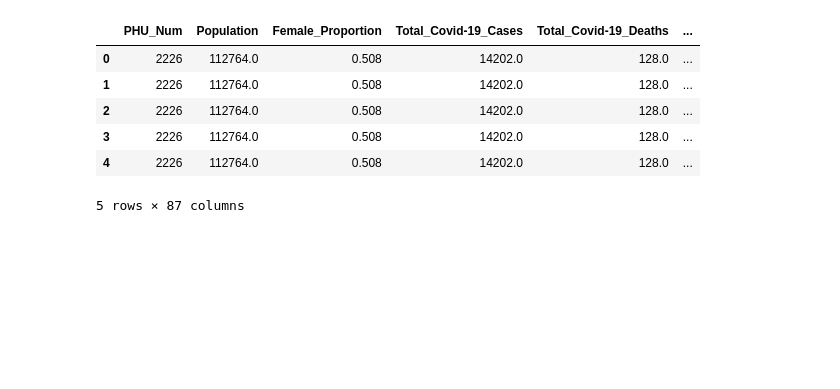
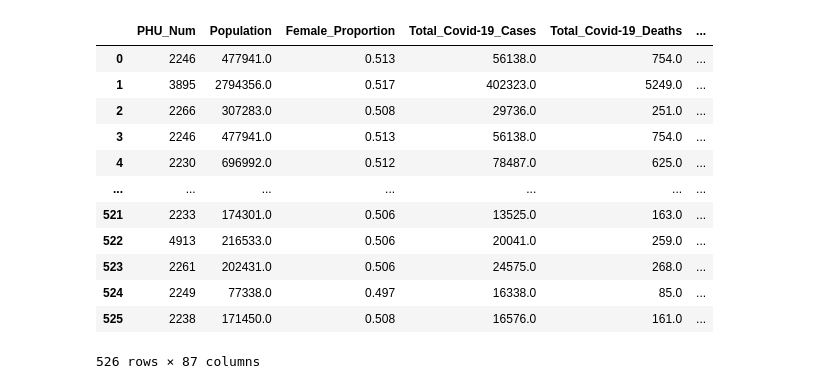
Before and after one commit to Alexander-Gebreamlak/COVID-19-Mortality-in-Ontario-Nursing-Homes, a Jupyter notebook: Covid-19 Ontario Mortality Nursing Home Analysis.ipynb, the cells around one changed output. Saved outputs shown, nothing was run; the diff lists cells and outputs as text; code cells hidden in the pictures; blank space fills up the shorter version.

```diff
--- a/Covid-19 Ontario Mortality Nursing Home Analysis.ipynb
+++ b/Covid-19 Ontario Mortality Nursing Home Analysis.ipynb
@@ -37,19 +48,25 @@ df.head()
 # %%
 #Q2 Mapping housing, socio-economic, and demographic factors from dataset above to previous dataset created
-df_A4 = pd.read_excel(pwd + "/data/A4_data.xlsx")
+df_A4 = pd.read_excel(pwd + "/data/A4_df.xlsx")
 df_A4.head()
 
-Q2_df = pd.merge(df, df_A4, on='PHU_Num', how='outer')
+Q2_df = pd.merge(df, df_A4, on='PHU_Num', how='right')
 
 #Dropping duplicate column
 Q2_df = Q2_df.drop(["PHU_unit"], axis=1)
 
-Q2_df.head()
+Q2_df
 # %% [output]
 |  | PHU_Num | Population | Female_Proportion | Total_Covid-19_Cases | Total_Covid-19_Deaths | ... |
-| 0 | 2226 | 112764.0 | 0.508 | 14202.0 | 128.0 | ... |
-| 1 | 2226 | 112764.0 | 0.508 | 14202.0 | 128.0 | ... |
-| 2 | 2226 | 112764.0 | 0.508 | 14202.0 | 128.0 | ... |
-| 3 | 2226 | 112764.0 | 0.508 | 14202.0 | 128.0 | ... |
-| 4 | 2226 | 112764.0 | 0.508 | 14202.0 | 128.0 | ... |
+| 0 | 2246 | 477941.0 | 0.513 | 56138.0 | 754.0 | ... |
+| 1 | 3895 | 2794356.0 | 0.517 | 402323.0 | 5249.0 | ... |
+| 2 | 2266 | 307283.0 | 0.508 | 29736.0 | 251.0 | ... |
+| 3 | 2246 | 477941.0 | 0.513 | 56138.0 | 754.0 | ... |
+| 4 | 2230 | 696992.0 | 0.512 | 78487.0 | 625.0 | ... |
+| ... | ... | ... | ... | ... | ... | ... |
+| 521 | 2233 | 174301.0 | 0.506 | 13525.0 | 163.0 | ... |
+| 522 | 4913 | 216533.0 | 0.506 | 20041.0 | 259.0 | ... |
+| 523 | 2261 | 202431.0 | 0.506 | 24575.0 | 268.0 | ... |
+| 524 | 2249 | 77338.0 | 0.497 | 16338.0 | 85.0 | ... |
+| 525 | 2238 | 171450.0 | 0.508 | 16576.0 | 161.0 | ... |
-5 rows × 87 columns
+526 rows × 87 columns
```
Also changed, not shown: parts of 2 cells of this notebook, 4 other files.
